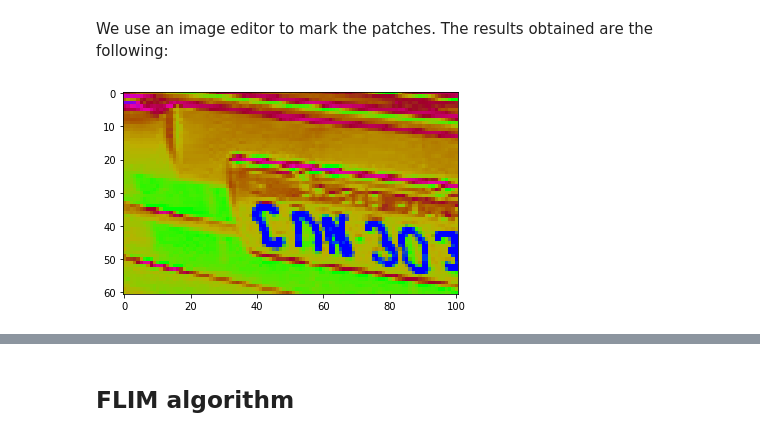
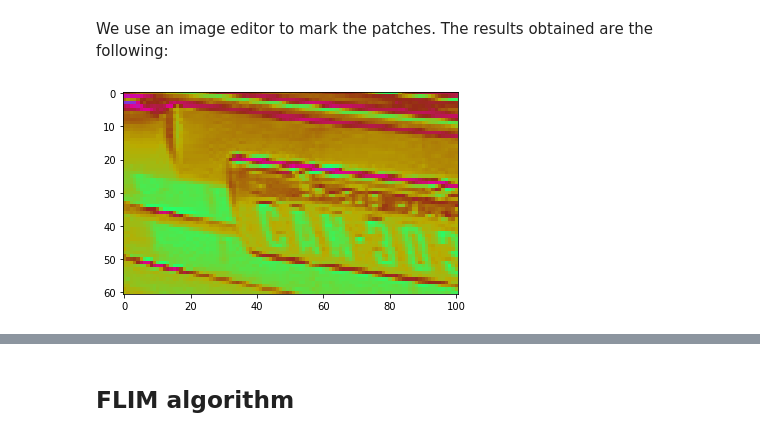
Before and after one commit to aissahm/image_analysis, a Jupyter notebook: task3.ipynb, the cells around one changed output, grey strips where cells are left out. Saved outputs shown, nothing was run; the diff lists cells and outputs as text; code cells hidden in the pictures.

```diff
--- a/task3.ipynb
+++ b/task3.ipynb
@@ -532,10 +513,7 @@ Those experiments will allow us to determine how to best mark a class 1 patch, a
 We use an image editor to mark the patches. The results obtained are the following:
 # %%
 img = cv2.imread("/content/train1/orig_0003_168_160_100_60_1.png")
-
-markedimg = cv2.imread("/content/orig_0003_168_160_100_60_1_marker.png")
-
-plt.imshow(markedimg)
+plt.imshow(img)
 plt.show()
 # %% [output]
-[figure, old version]
+[figure, new version]
```
Also changed, not shown: parts of 31 cells of this notebook.
